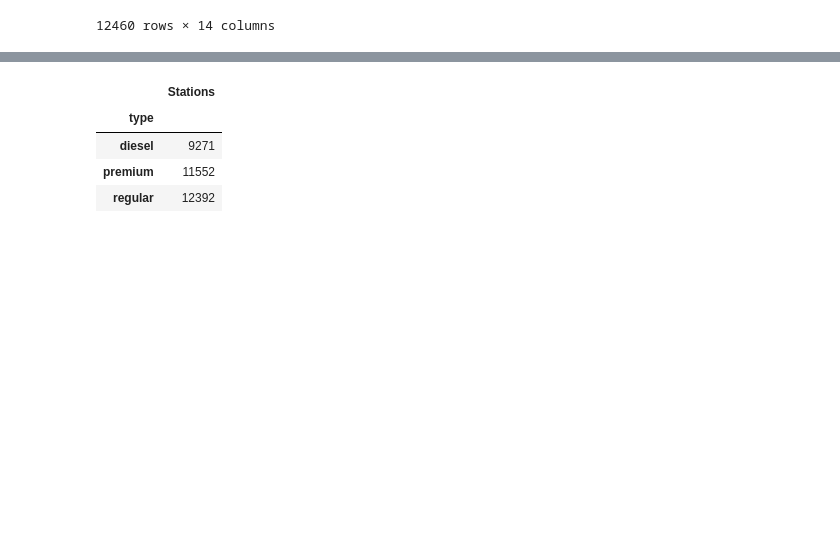
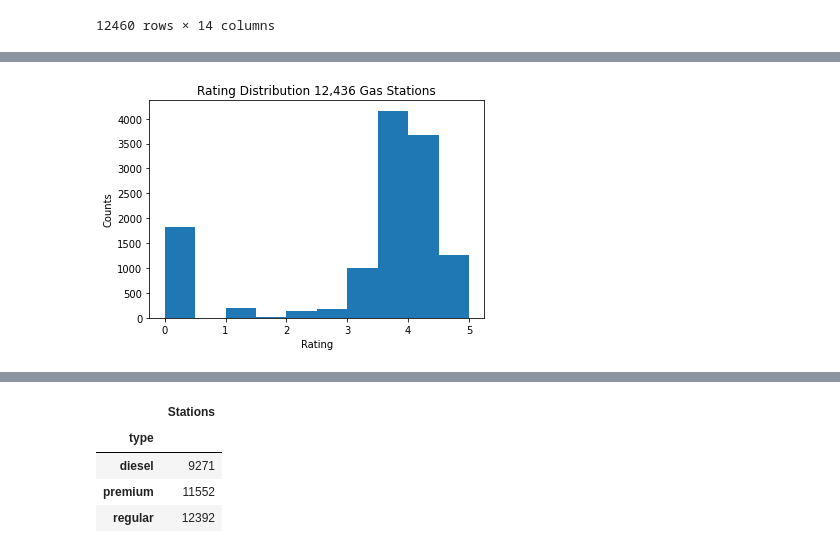
Before and after one commit to ayalaeduardo95/Project-1, a Jupyter notebook: Project-1/Gasolineras Mexico tablas-Statistical Analysis.ipynb, the cells around one changed output, grey strips where cells are left out. Cells and saved outputs as stored; diff of their text form; code cells hidden in the pictures; blank space fills up the shorter version.

```diff
--- a/Project-1/Gasolineras Mexico tablas.ipynb
+++ b/Project-1/Gasolineras Mexico tablas-Statistical Analysis.ipynb
@@ -284,0 +383,8 @@ KeyError: "None of [Float64Index([-116.9214, -99.74484, -106.4514, -103.3042, -9
+# %%
+plt.hist(Mexico_Gas_Stations3["Rating"])
+plt.title("Rating Distribution 12,436 Gas Stations")
+plt.xlabel('Rating')
+plt.ylabel('Counts')
+plt.show()
+# %% [output]
+[figure, added]
```
Also changed, not shown: parts of 18 cells of this notebook, 1 other file.
